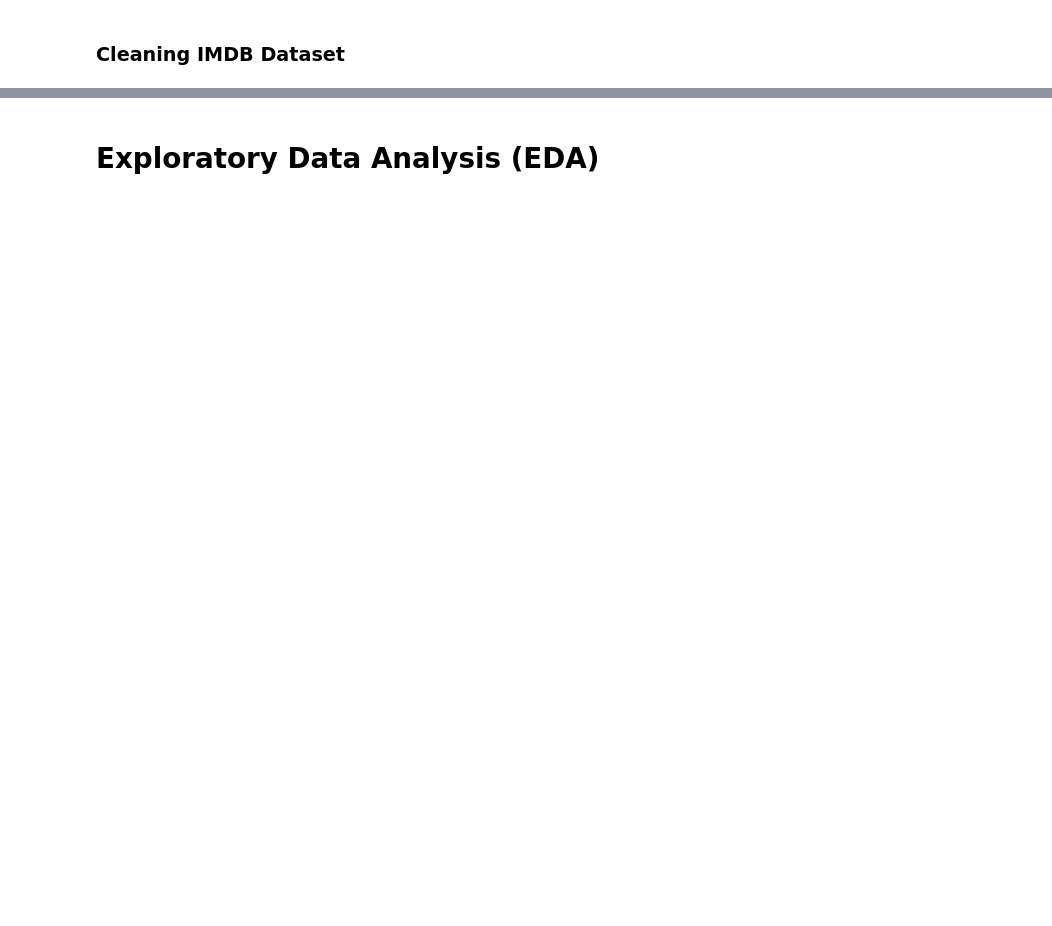
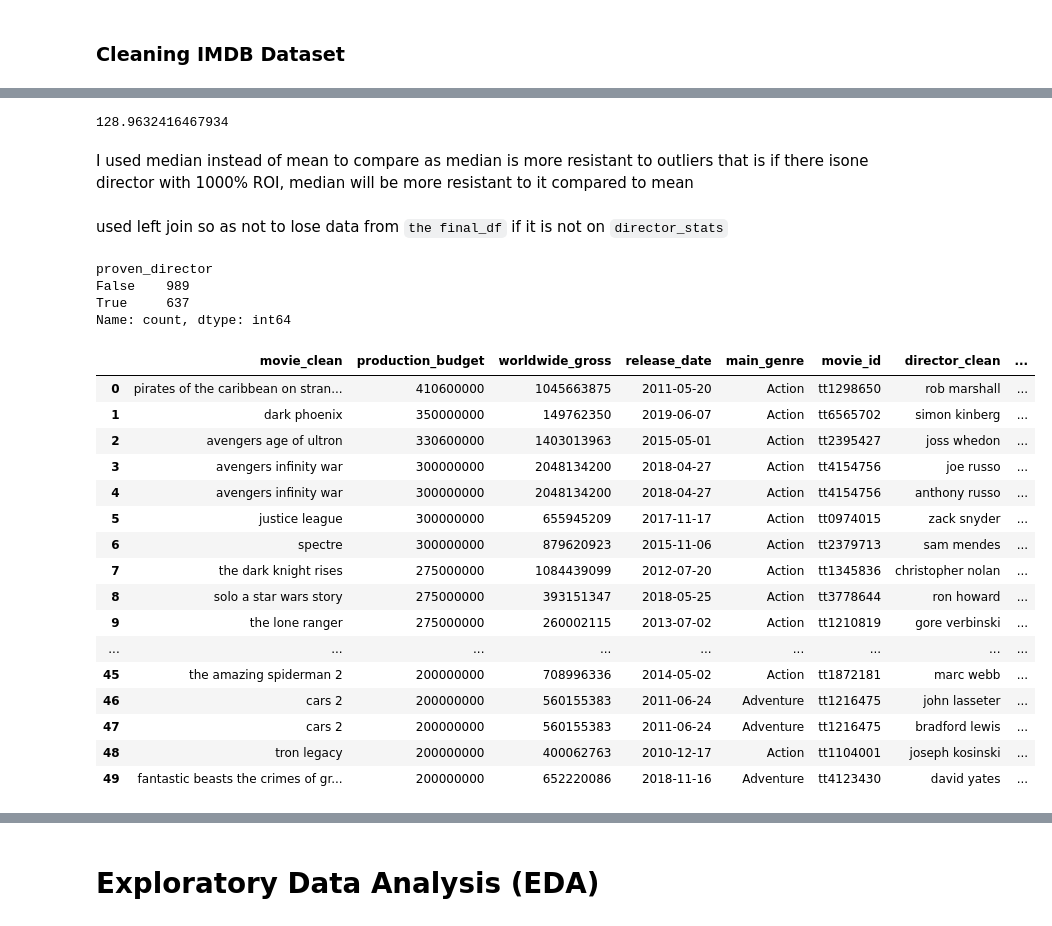
Before and after one commit to patsi-dev/Phase-2-Project-Repository, a Jupyter notebook: index.ipynb, the cells around one changed output, grey strips where cells are left out. Saved outputs shown, nothing was run; the diff lists cells and outputs as text; code cells hidden in the pictures; blank space fills up the shorter version.

Commit message:
finished cleaning imdb dataset and started dataset merging

```diff
--- a/index.ipynb
+++ b/index.ipynb
@@ -500,0 +836,3 @@ E.g., extracting main genre, budget buckets, etc.
+# %%
+# Step 3: Combine ROI and film count data
+director_stats = pd.merge(director_avg_roi, director_film_count, on='director_clean')
@@ -500,0 +841,43 @@ E.g., extracting main genre, budget buckets, etc.
+# %%
+# Step 4: Calculate median ROI for comparison
+median_roi = director_stats['avg_roi'].median()
+median_roi
+# %% [output]
+128.9632416467934
+# %% [markdown]
+I used median instead of mean to compare as median is more resistant to outliers that is if there isone director with 1000% ROI, median will be more resistant to it compared to mean
+# %%
+# Step 5: Create proven directors column, it takes True or False
+director_stats['proven_director'] = (director_stats['avg_roi'] > median_roi) & (director_stats['film_count'] >= 2)
+# %%
+# Step 6: Merge flag back to main data
+final_df = final_df.merge(director_stats[['director_clean', 'proven_director']], on='director_clean', how='left')
+# %% [markdown]
+used left join so as not to lose data from `the final_df` if it is not on `director_stats`
+# %%
+final_df['proven_director'].value_counts()
+# %% [output]
+proven_director
+False    989
+True     637
+Name: count, dtype: int64
+# %%
+final_df.head(50)
+# %% [output]
+|  | movie_clean | production_budget | worldwide_gross | release_date | main_genre | movie_id | director_clean | ... |
+| 0 | pirates of the caribbean on stran... | 410600000 | 1045663875 | 2011-05-20 | Action | tt1298650 | rob marshall | ... |
+| 1 | dark phoenix | 350000000 | 149762350 | 2019-06-07 | Action | tt6565702 | simon kinberg | ... |
+| 2 | avengers age of ultron | 330600000 | 1403013963 | 2015-05-01 | Action | tt2395427 | joss whedon | ... |
+| 3 | avengers infinity war | 300000000 | 2048134200 | 2018-04-27 | Action | tt4154756 | joe russo | ... |
+| 4 | avengers infinity war | 300000000 | 2048134200 | 2018-04-27 | Action | tt4154756 | anthony russo | ... |
+| 5 | justice league | 300000000 | 655945209 | 2017-11-17 | Action | tt0974015 | zack snyder | ... |
+| 6 | spectre | 300000000 | 879620923 | 2015-11-06 | Action | tt2379713 | sam mendes | ... |
+| 7 | the dark knight rises | 275000000 | 1084439099 | 2012-07-20 | Action | tt1345836 | christopher nolan | ... |
+| 8 | solo a star wars story | 275000000 | 393151347 | 2018-05-25 | Action | tt3778644 | ron howard | ... |
+| 9 | the lone ranger | 275000000 | 260002115 | 2013-07-02 | Action | tt1210819 | gore verbinski | ... |
+| ... | ... | ... | ... | ... | ... | ... | ... | ... |
+| 45 | the amazing spiderman 2 | 200000000 | 708996336 | 2014-05-02 | Action | tt1872181 | marc webb | ... |
+| 46 | cars 2 | 200000000 | 560155383 | 2011-06-24 | Adventure | tt1216475 | john lasseter | ... |
+| 47 | cars 2 | 200000000 | 560155383 | 2011-06-24 | Adventure | tt1216475 | bradford lewis | ... |
+| 48 | tron legacy | 200000000 | 400062763 | 2010-12-17 | Action | tt1104001 | joseph kosinski | ... |
+| 49 | fantastic beasts the crimes of gr... | 200000000 | 652220086 | 2018-11-16 | Adventure | tt4123430 | david yates | ... |
```
Also changed, not shown: parts of 61 cells of this notebook.
